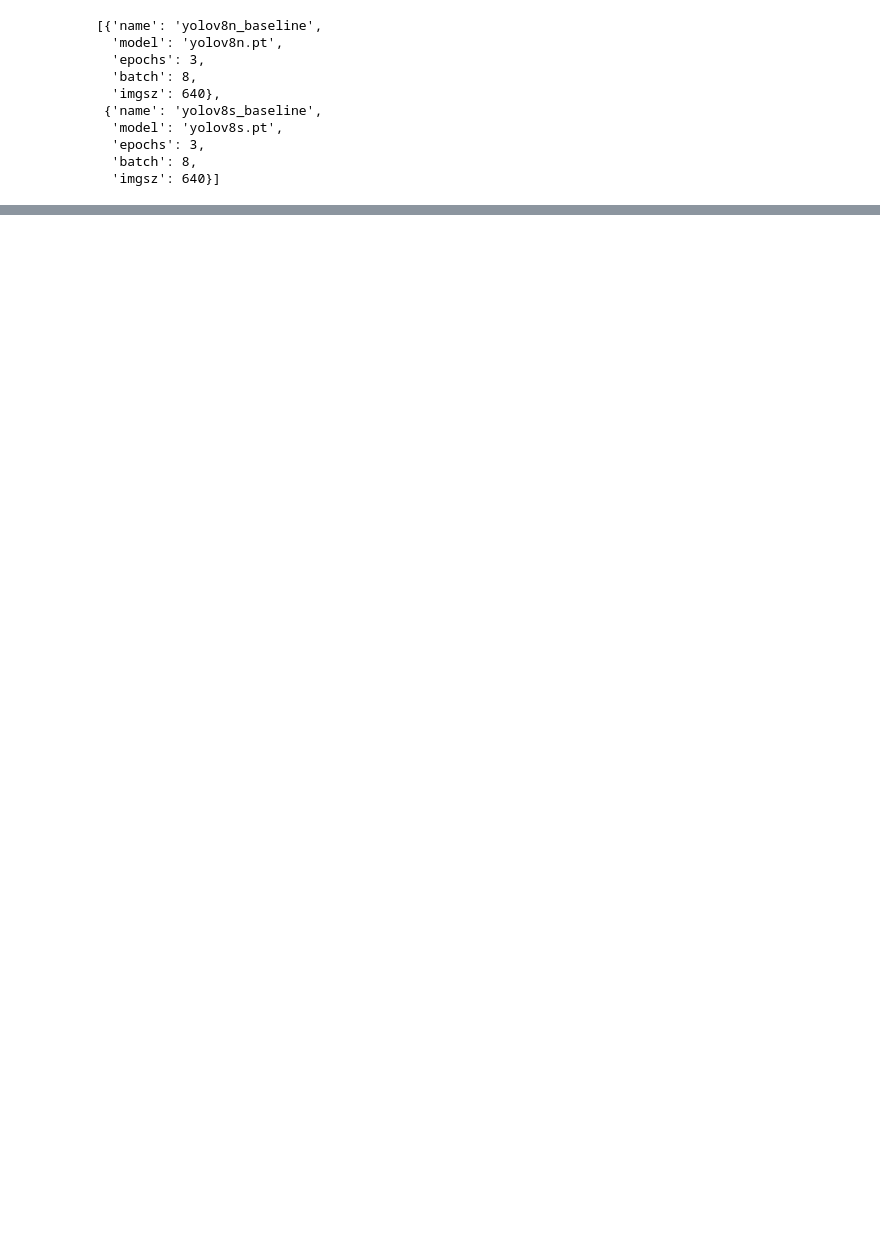
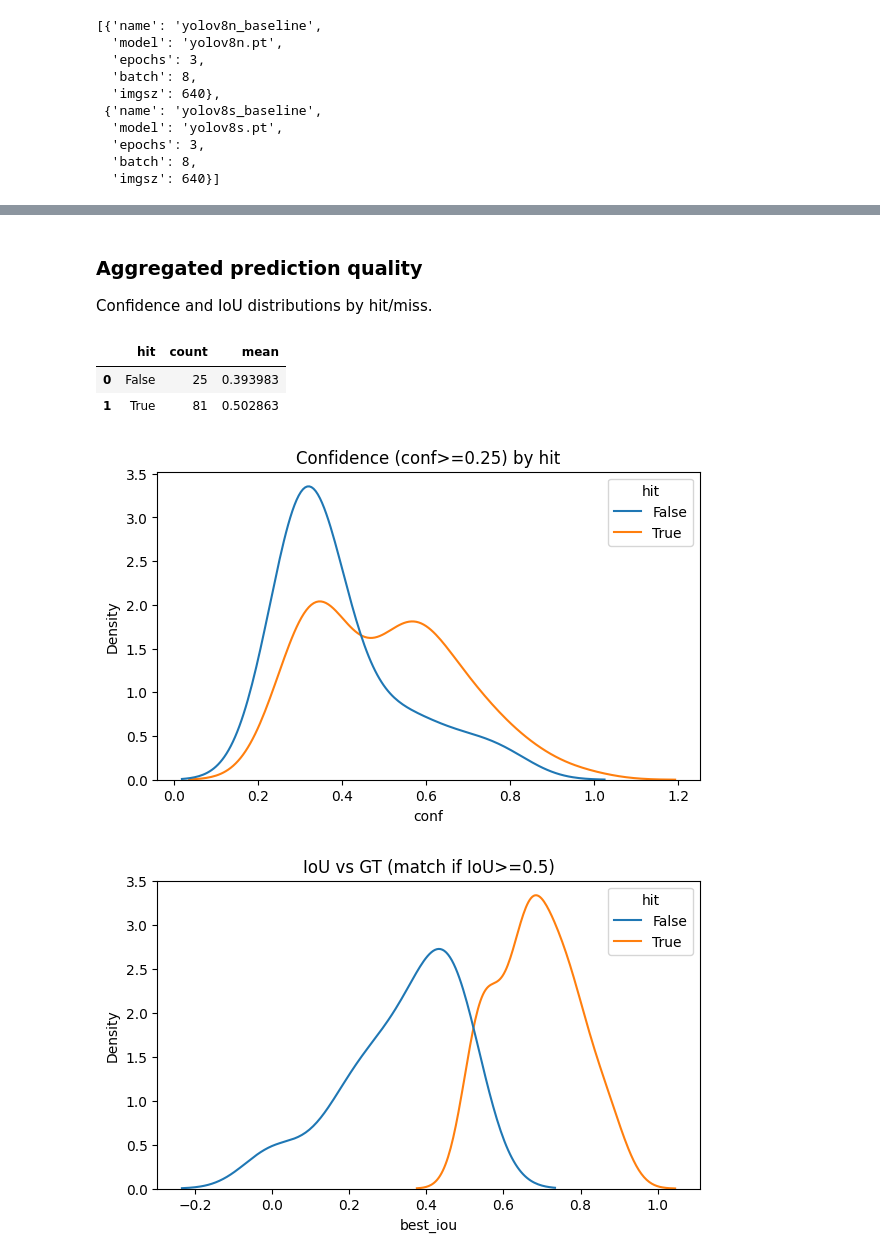
Before and after one commit to HesteBjorn/TDT17-snow-pole-detection, a Jupyter notebook: notebooks/training_exploration.ipynb, the cells around one changed output, grey strips where cells are left out. Drawn from its saved outputs; the diff is of its cells as text; code cells hidden in the pictures; blank space fills up the shorter version.

```diff
--- a/notebooks/training_exploration.ipynb
+++ b/notebooks/training_exploration.ipynb
@@ -162,0 +156,16 @@ plt.show()
+# %%
+# Select best model by mAP50
+best_row = results_df.sort_values('map50', ascending=False).iloc[0]
+weights_path = Path(best_row['weights'])
+print(f'Using weights: {weights_path}')
+model = YOLO(weights_path)
+
+# Load val annotations
+val_df = data_utils.load_annotations('valid', paths.dataset_root)
+val_images = val_df['image_path'].dropna().unique().tolist()
+print(f'Validation images: {len(val_images)}')
+assert val_images, 'No validation images found'
+
+sample_imgs = random.sample(val_images, k=min(MAX_EVAL_IMAGES, len(val_images)))
+pred_results = model(sample_imgs, conf=CONF_THRESH, verbose=False)
+print(f'Ran inference on {len(sample_imgs)} images')
@@ -162,0 +222,22 @@ plt.show()
+# %% [markdown]
+### Aggregated prediction quality
+Confidence and IoU distributions by hit/miss.
+# %%
+summary = pred_df.groupby('hit')['conf'].agg(['count','mean']).reset_index()
+display(summary)
+
+fig, ax = plt.subplots(figsize=(7,4))
+sns.kdeplot(data=pred_df, x='conf', hue='hit', common_norm=False, ax=ax)
+ax.set_title(f'Confidence (conf>={CONF_THRESH}) by hit')
+plt.show()
+
+fig, ax = plt.subplots(figsize=(7,4))
+sns.kdeplot(data=pred_df, x='best_iou', hue='hit', common_norm=False, ax=ax)
+ax.set_title(f'IoU vs GT (match if IoU>={IOU_MATCH})')
+plt.show()
+# %% [output]
+|  | hit | count | mean |
+| 0 | False | 25 | 0.393983 |
+| 1 | True | 81 | 0.502863 |
+[figure, added]
+[figure, added]
```
Also changed, not shown: parts of 22 cells of this notebook.
